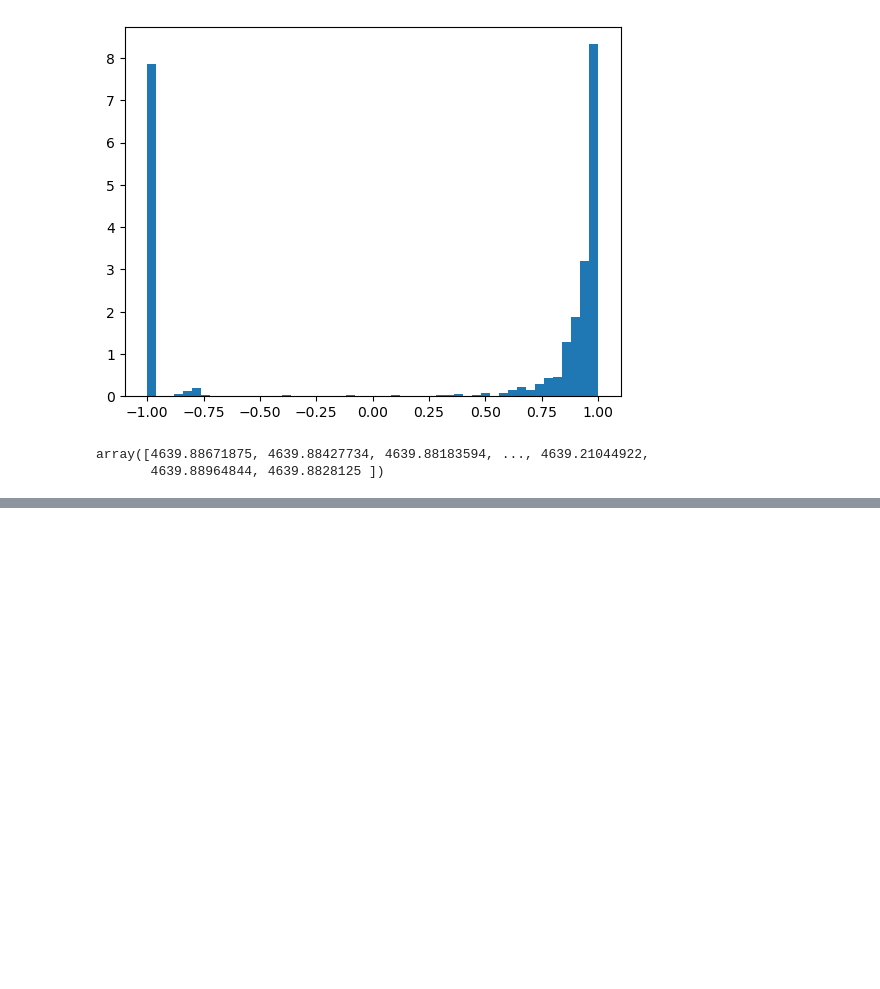
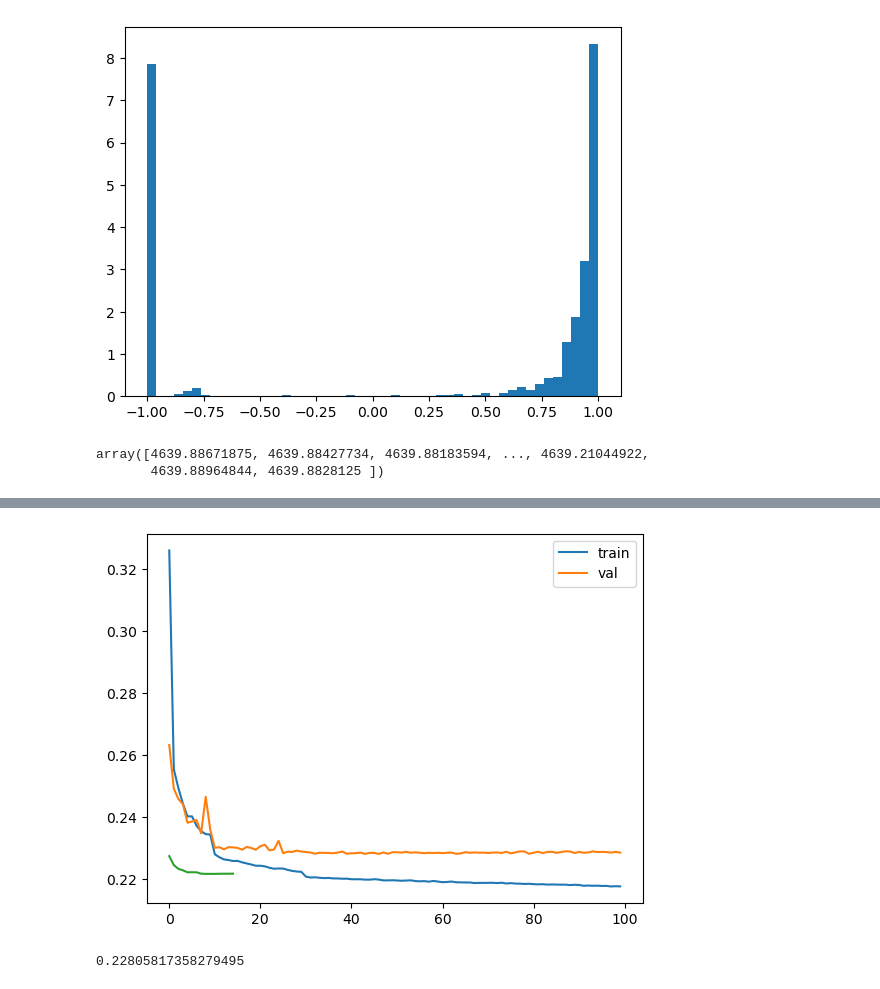
Before and after one commit to marcusGH/edain_paper, a Jupyter notebook: notebooks/static_preprocessing_classes.ipynb, the cells around one changed output, grey strips where cells are left out. Cells and saved outputs as stored; diff of their text form; code cells hidden in the pictures; blank space fills up the shorter version.

```diff
--- a/notebooks/static_preprocessing_classes.ipynb
+++ b/notebooks/static_preprocessing_classes.ipynb
@@ -438,0 +632,11 @@ X.shape
+# %%
+from src.lib.experimentation import fit_model
+
+mean_lr, std_lr, scale_lr = 1e-04, 0.001, 10
+
+model = DainGRUNet(188, 128, 2, 4, mode='full', mean_lr=mean_lr, scale_lr=std_lr, gate_lr=scale_lr)
+loss_fn = F.binary_cross_entropy
+optimizer = torch.optim.Adam(model.parameters(), lr=0.001)
+scheduler = torch.optim.lr_scheduler.MultiStepLR(optimizer, milestones=[10, 30], gamma=0.1)
+
+history = fit_model(model, loss_fn, train_loader, val_loader, optimizer, scheduler, num_epochs=100)
@@ -438,0 +662,14 @@ X.shape
+# %%
+import matplotlib.pyplot as plt
+
+plt.plot(history['train_loss'], label='train')
+plt.plot(history['val_loss'], label='val')
+plt.plot(np.load(os.path.join(cfg['experiment_directory'], 'standard-scaling-history-50-epochs.npy'), allow_pickle=True).item()['val_loss'][0])
+plt.legend()
+plt.show()
+# %% [output]
+[figure, added]
+# %%
+np.min(history['val_loss'])
+# %% [output]
+0.22805817358279495
```
Also changed, not shown: parts of 11 cells of this notebook, 4 other files.
